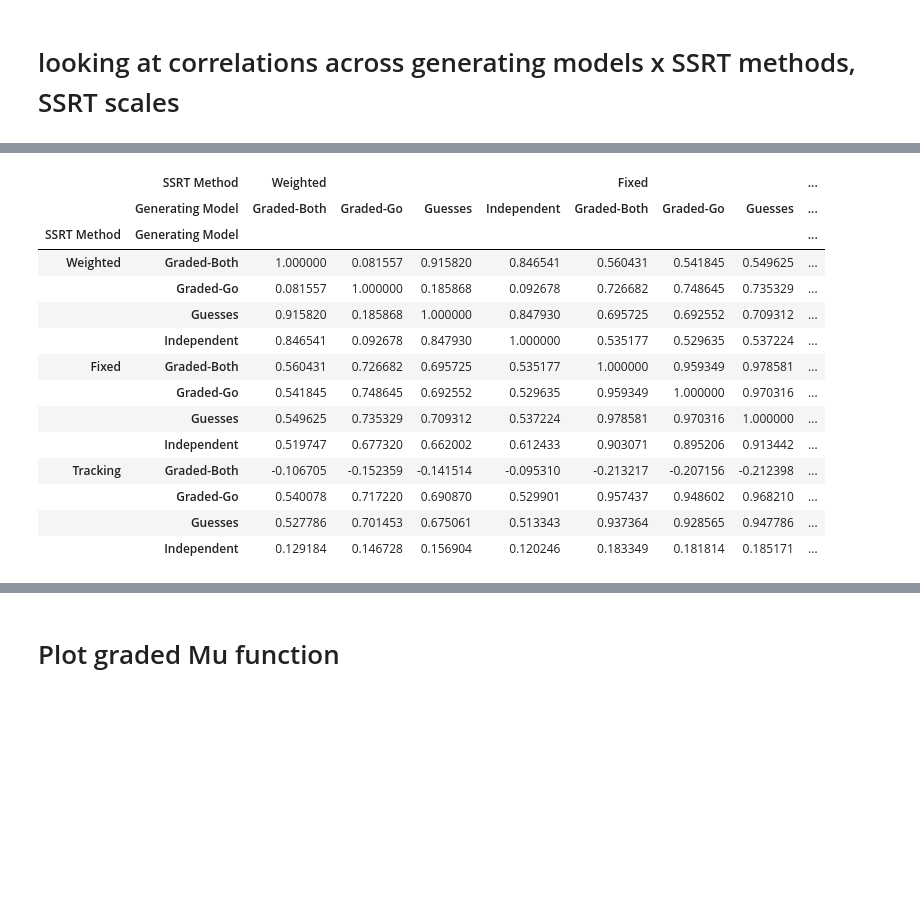
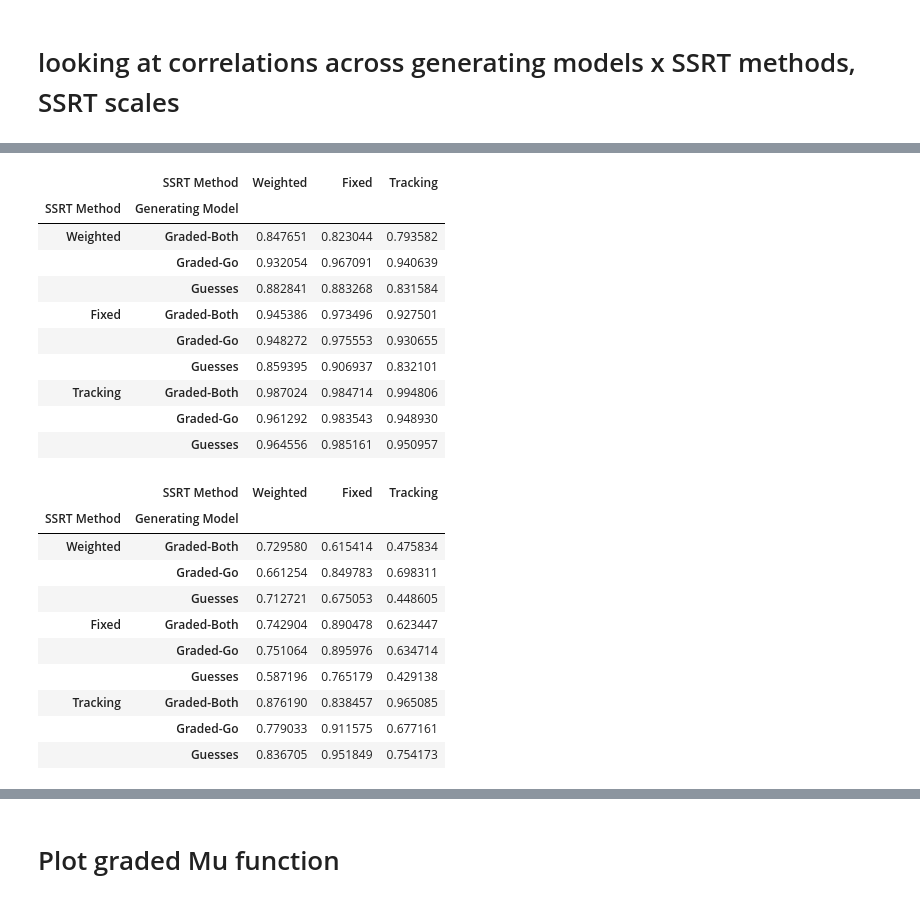
Before and after one commit to henrymj/ABCD_simulations, a Jupyter notebook: 2results_across_SSRTscales.ipynb, the cells around one changed output, grey strips where cells are left out. Drawn from its saved outputs; the diff is of its cells as text; code cells hidden in the pictures; blank space fills up the shorter version.

```diff
--- a/2results_across_SSRTscales.ipynb
+++ b/2results_across_SSRTscales.ipynb
@@ -123,18 +54,32 @@ pd_df['SSRTscale=5'].corr(method='spearman')
-# %%
-pd_df['SSRTscale=0'].corr(method='spearman')
-# %% [output]
-|  | SSRT Method | Weighted |  |  |  | Fixed |  |  | ... |
-|  | Generating Model | Graded-Both | Graded-Go | Guesses | Independent | Graded-Both | Graded-Go | Guesses | ... |
-| SSRT Method | Generating Model |  |  |  |  |  |  |  | ... |
-| Weighted | Graded-Both | 1.000000 | 0.081557 | 0.915820 | 0.846541 | 0.560431 | 0.541845 | 0.549625 | ... |
-|  | Graded-Go | 0.081557 | 1.000000 | 0.185868 | 0.092678 | 0.726682 | 0.748645 | 0.735329 | ... |
-|  | Guesses | 0.915820 | 0.185868 | 1.000000 | 0.847930 | 0.695725 | 0.692552 | 0.709312 | ... |
-|  | Independent | 0.846541 | 0.092678 | 0.847930 | 1.000000 | 0.535177 | 0.529635 | 0.537224 | ... |
-| Fixed | Graded-Both | 0.560431 | 0.726682 | 0.695725 | 0.535177 | 1.000000 | 0.959349 | 0.978581 | ... |
-|  | Graded-Go | 0.541845 | 0.748645 | 0.692552 | 0.529635 | 0.959349 | 1.000000 | 0.970316 | ... |
-|  | Guesses | 0.549625 | 0.735329 | 0.709312 | 0.537224 | 0.978581 | 0.970316 | 1.000000 | ... |
-|  | Independent | 0.519747 | 0.677320 | 0.662002 | 0.612433 | 0.903071 | 0.895206 | 0.913442 | ... |
-| Tracking | Graded-Both | -0.106705 | -0.152359 | -0.141514 | -0.095310 | -0.213217 | -0.207156 | -0.212398 | ... |
-|  | Graded-Go | 0.540078 | 0.717220 | 0.690870 | 0.529901 | 0.957437 | 0.948602 | 0.968210 | ... |
-|  | Guesses | 0.527786 | 0.701453 | 0.675061 | 0.513343 | 0.937364 | 0.928565 | 0.947786 | ... |
-|  | Independent | 0.129184 | 0.146728 | 0.156904 | 0.120246 | 0.183349 | 0.181814 | 0.185171 | ... |
+# %%
+corr_df = pd_df['SSRTscale=85'].corr(method='spearman')
+corr_df = corr_df.loc[corr_df.index.get_level_values(1)!='Independent', corr_df.columns.get_level_values(1)=='Independent']
+corr_df.droplevel(1, axis=1)
+# %% [output]
+|  | SSRT Method | Weighted | Fixed | Tracking |
+| SSRT Method | Generating Model |  |  |  |
+| Weighted | Graded-Both | 0.847651 | 0.823044 | 0.793582 |
+|  | Graded-Go | 0.932054 | 0.967091 | 0.940639 |
+|  | Guesses | 0.882841 | 0.883268 | 0.831584 |
+| Fixed | Graded-Both | 0.945386 | 0.973496 | 0.927501 |
+|  | Graded-Go | 0.948272 | 0.975553 | 0.930655 |
+|  | Guesses | 0.859395 | 0.906937 | 0.832101 |
+| Tracking | Graded-Both | 0.987024 | 0.984714 | 0.994806 |
+|  | Graded-Go | 0.961292 | 0.983543 | 0.948930 |
+|  | Guesses | 0.964556 | 0.985161 | 0.950957 |
+# %%
+corr_df = pd_df['SSRTscale=25'].corr(method='spearman')
+corr_df = corr_df.loc[corr_df.index.get_level_values(1)!='Independent', corr_df.columns.get_level_values(1)=='Independent']
+corr_df.droplevel(1, axis=1)
+# %% [output]
+|  | SSRT Method | Weighted | Fixed | Tracking |
+| SSRT Method | Generating Model |  |  |  |
+| Weighted | Graded-Both | 0.729580 | 0.615414 | 0.475834 |
+|  | Graded-Go | 0.661254 | 0.849783 | 0.698311 |
+|  | Guesses | 0.712721 | 0.675053 | 0.448605 |
+| Fixed | Graded-Both | 0.742904 | 0.890478 | 0.623447 |
+|  | Graded-Go | 0.751064 | 0.895976 | 0.634714 |
+|  | Guesses | 0.587196 | 0.765179 | 0.429138 |
+| Tracking | Graded-Both | 0.876190 | 0.838457 | 0.965085 |
+|  | Graded-Go | 0.779033 | 0.911575 | 0.677161 |
+|  | Guesses | 0.836705 | 0.951849 | 0.754173 |
```
Also changed, not shown: parts of 9 cells of this notebook, 4 other files.
